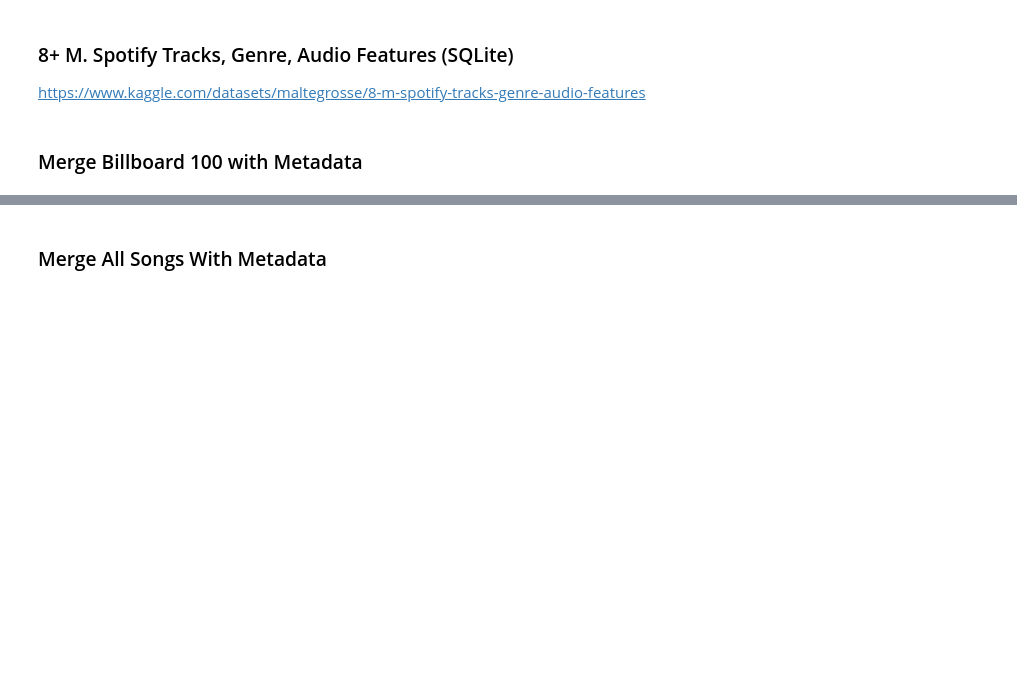
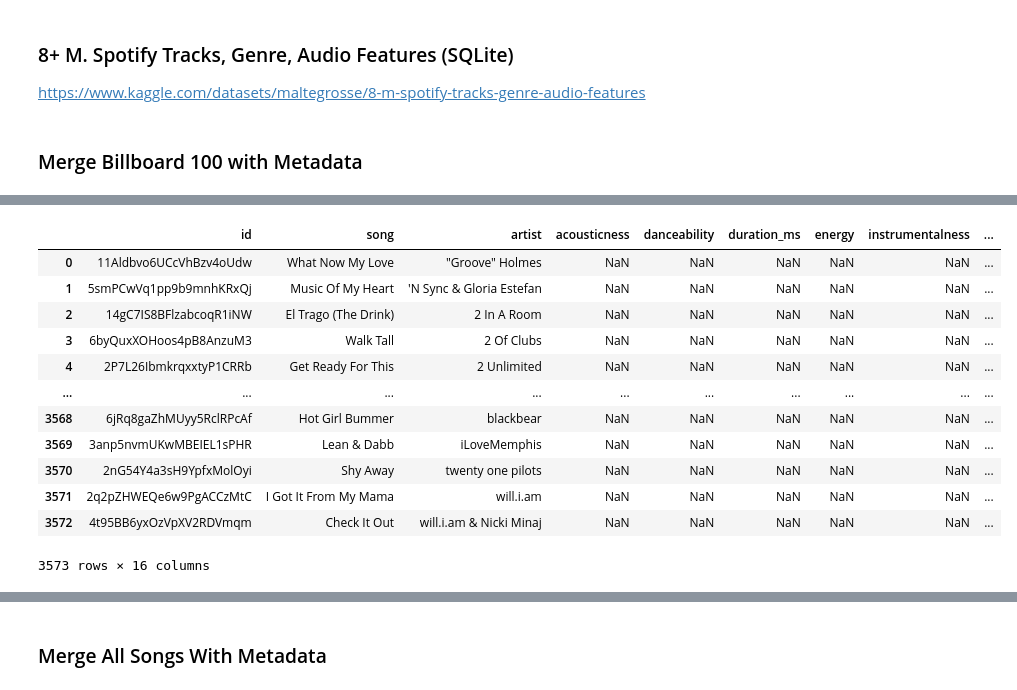
Before and after one commit to KevinCarr42/Billboard-100-Audio-Feature-Analytics, a Jupyter notebook: Kevin 820 Dataset.ipynb, the cells around one changed output, grey strips where cells are left out. Drawn from its saved outputs; the diff is of its cells as text; code cells hidden in the pictures; blank space fills up the shorter version.

```diff
--- a/Kevin 820 Dataset.ipynb
+++ b/Kevin 820 Dataset.ipynb
@@ -400,0 +452,20 @@ set_1M_idx = set(df_1M_songs.id)
+# %%
+df3[[
+    'id', 'song', 'artist',
+    'acousticness', 'danceability', 'duration_ms', 'energy', 'instrumentalness',
+    'key', 'liveness', 'loudness', 'mode', 'speechiness', 'tempo', 'time_signature', 'valence'
+]]
+# %% [output]
+|  | id | song | artist | acousticness | danceability | duration_ms | energy | instrumentalness | ... |
+| 0 | 11Aldbvo6UCcVhBzv4oUdw | What Now My Love | "Groove" Holmes | NaN | NaN | NaN | NaN | NaN | ... |
+| 1 | 5smPCwVq1pp9b9mnhKRxQj | Music Of My Heart | 'N Sync & Gloria Estefan | NaN | NaN | NaN | NaN | NaN | ... |
+| 2 | 14gC7IS8BFlzabcoqR1iNW | El Trago (The Drink) | 2 In A Room | NaN | NaN | NaN | NaN | NaN | ... |
+| 3 | 6byQuxXOHoos4pB8AnzuM3 | Walk Tall | 2 Of Clubs | NaN | NaN | NaN | NaN | NaN | ... |
+| 4 | 2P7L26IbmkrqxxtyP1CRRb | Get Ready For This | 2 Unlimited | NaN | NaN | NaN | NaN | NaN | ... |
+| ... | ... | ... | ... | ... | ... | ... | ... | ... | ... |
+| 3568 | 6jRq8gaZhMUyy5RclRPcAf | Hot Girl Bummer | blackbear | NaN | NaN | NaN | NaN | NaN | ... |
+| 3569 | 3anp5nvmUKwMBEIEL1sPHR | Lean & Dabb | iLoveMemphis | NaN | NaN | NaN | NaN | NaN | ... |
+| 3570 | 2nG54Y4a3sH9YpfxMolOyi | Shy Away | twenty one pilots | NaN | NaN | NaN | NaN | NaN | ... |
+| 3571 | 2q2pZHWEQe6w9PgACCzMtC | I Got It From My Mama | will.i.am | NaN | NaN | NaN | NaN | NaN | ... |
+| 3572 | 4t95BB6yxOzVpXV2RDVmqm | Check It Out | will.i.am & Nicki Minaj | NaN | NaN | NaN | NaN | NaN | ... |
+3573 rows × 16 columns
```
Also changed, not shown: parts of 18 cells of this notebook, 1 other file.
